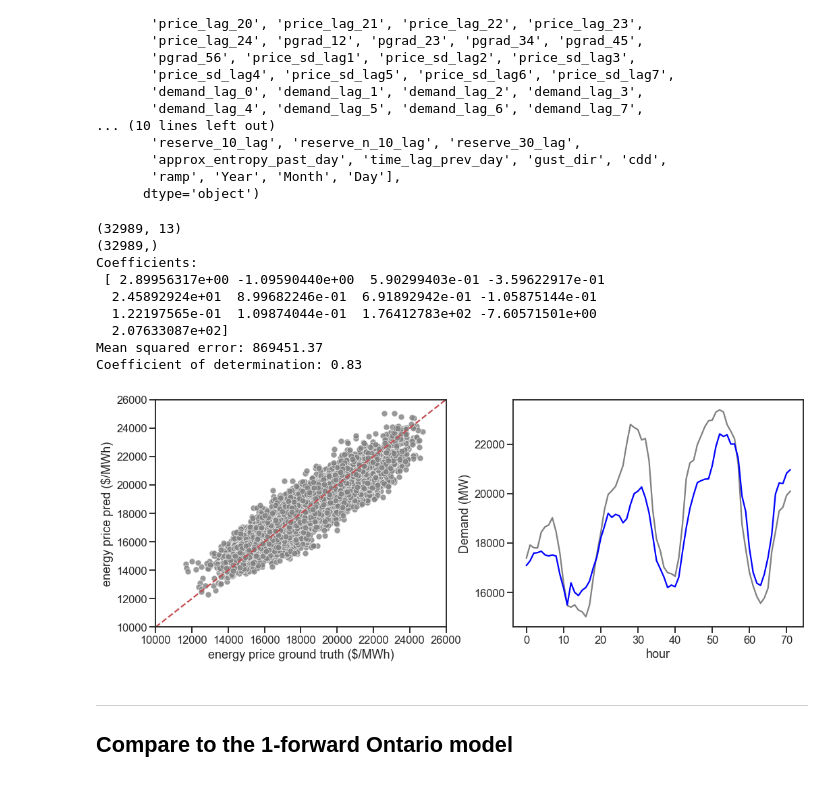
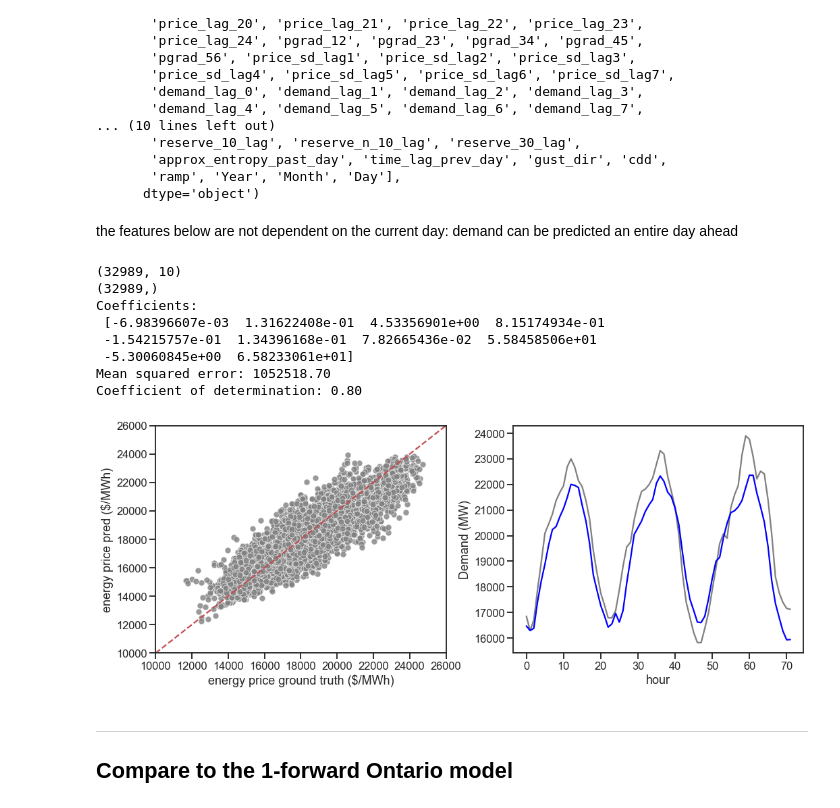
Before and after one commit to KeaganHRankin/cloud_ml_proj, a Jupyter notebook: feature_eng/feature_eng_keagan.ipynb, the cells around one changed output. Saved outputs shown, nothing was run; the diff lists cells and outputs as text; code cells hidden in the pictures.

Commit message:
demand not dependent on that day

```diff
--- a/feature_eng/feature_eng_keagan.ipynb
+++ b/feature_eng/feature_eng_keagan.ipynb
@@ -699,11 +699,11 @@ temp_lag_week_mean = pd.DataFrame(pd.concat([f_pcs_df.shift(i) for i in range(24
 temp_lag_week_mean = temp_lag_week_mean.rename(columns={0:'time_lag_prev_day'})
 
 # yesterday's gust dir
-gust_lag = train_set_f['gust_dir'].shift(1)
+gust_lag = train_set_f['gust_dir'].shift(24)
 
 # cooling degree days
-cooling_days = pd.DataFrame(train_set_f['cdd'].shift(1))
-cooling_days = cooling_days.rename(columns={0:'cdd_1'})
+cooling_days = pd.DataFrame(train_set_f['cdd'].shift(24))
+cooling_days = cooling_days.rename(columns={0:'cdd_24'})
 
 # ramping
 ramp = pd.concat([np.abs(train_set_f['Imp.14']-train_set_f['Exp.14']).shift(1),
@@ -889,13 +889,15 @@ Index(['hourly_price', 'price_lag_1', 'price_lag_2', 'price_lag_3',
        'approx_entropy_past_day', 'time_lag_prev_day', 'gust_dir', 'cdd',
        'ramp', 'Year', 'Month', 'Day'],
       dtype='object')
+# %% [markdown]
+the features below are not dependent on the current day: demand can be predicted an entire day ahead
 # %%
-dim_model_features = ['price_lag_1','price_lag_24','imp_lag_0','imp_seven_day_24','Month','reserve_10_lag',
+dim_model_features = ['price_lag_24','imp_seven_day_24','Month', #'price_lag_1','reserve_10_lag','imp_lag_0',
                       'demand_lag_24','demand_sd_lag2','demand_sd_lag3','demand_sd_lag4',
                       'cdd','gust_dir','time_lag_prev_day']
 
 lin_model = linear_model.LinearRegression()
-reg_model = linear_model.Ridge(alpha=0.1)
+reg_model = linear_model.Lasso(alpha=1)
 
 # 80% = 32989 but 2022 power prices are completely different from previous years so mess with train_test set
 t_size = 32989
@@ -922,42 +924,41 @@ print("Mean squared error: %.2f" % mean_squared_error(y_test, y_pred))
 # The coefficient of determination: 1 is perfect prediction
 print("Coefficient of determination: %.2f" % r2_score(y_test, y_pred))
 # %% [output]
-(32989, 13)
+(32989, 10)
 (32989,)
 Coefficients:
- [ 2.89956317e+00 -1.09590440e+00  5.90299403e-01 -3.59622917e-01
-  2.45892924e+01  8.99682246e-01  6.91892942e-01 -1.05875144e-01
-  1.22197565e-01  1.09874044e-01  1.76412783e+02 -7.60571501e+00
-  2.07633087e+02]
-Mean squared error: 869451.37
-Coefficient of determination: 0.83
+ [-6.98396607e-03  1.31622408e-01  4.53356901e+00  8.15174934e-01
+ -1.54215757e-01  1.34396168e-01  7.82665436e-02  5.58458506e+01
+ -5.30060845e+00  6.58233061e+01]
+Mean squared error: 1052518.70
+Coefficient of determination: 0.80
 # %%
 y_test_plot = y_test
 y_pred_plot = y_pred
 
 fig, ax = plt.subplots(1,2, figsize=(15,6))
 sns.scatterplot(x=y_test_plot, y=y_pred_plot, ax=ax[0], alpha=0.8, color='grey')
 
-n_ahead = 6072
-jump = 6000
+n_ahead = 7072
+jump = 7000
 sns.lineplot(x=np.arange(n_ahead-jump), y=y_test_plot[jump:n_ahead], ax=ax[1],
              color='grey')
 sns.lineplot(x=np.arange(n_ahead-jump), y=y_pred_plot[jump:n_ahead], ax=ax[1],
              color='blue')
 
 
 ax[0].set_xlabel('energy price ground truth ($/MWh)')
 ax[0].set_ylabel('energy price pred ($/MWh)')
 ax[0].set_xlim([10000,26000])
 ax[0].set_ylim([10000,26000])
 sns.lineplot(ax=ax[0], x=np.arange(10000,26000), y=np.arange(10000,26000), linestyle='--', color='r')
 
 ax[1].set_xlabel('hour')
 ax[1].set_ylabel('Demand (MW)')
 
 plt.tight_layout()
 # %% [output]
-[figure, old version]
+[figure, new version]
 # %% [markdown]
 ------------------------------------------------------------------------------------
 ## Compare to the 1-forward Ontario model
```
